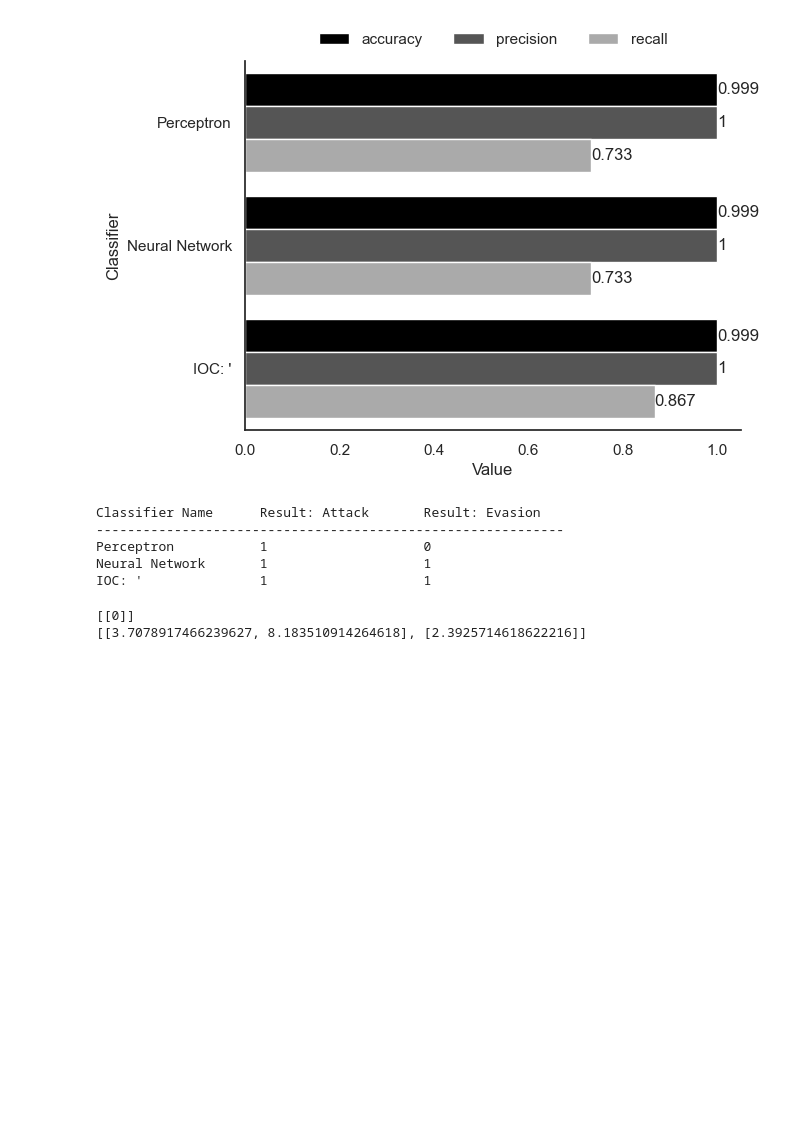
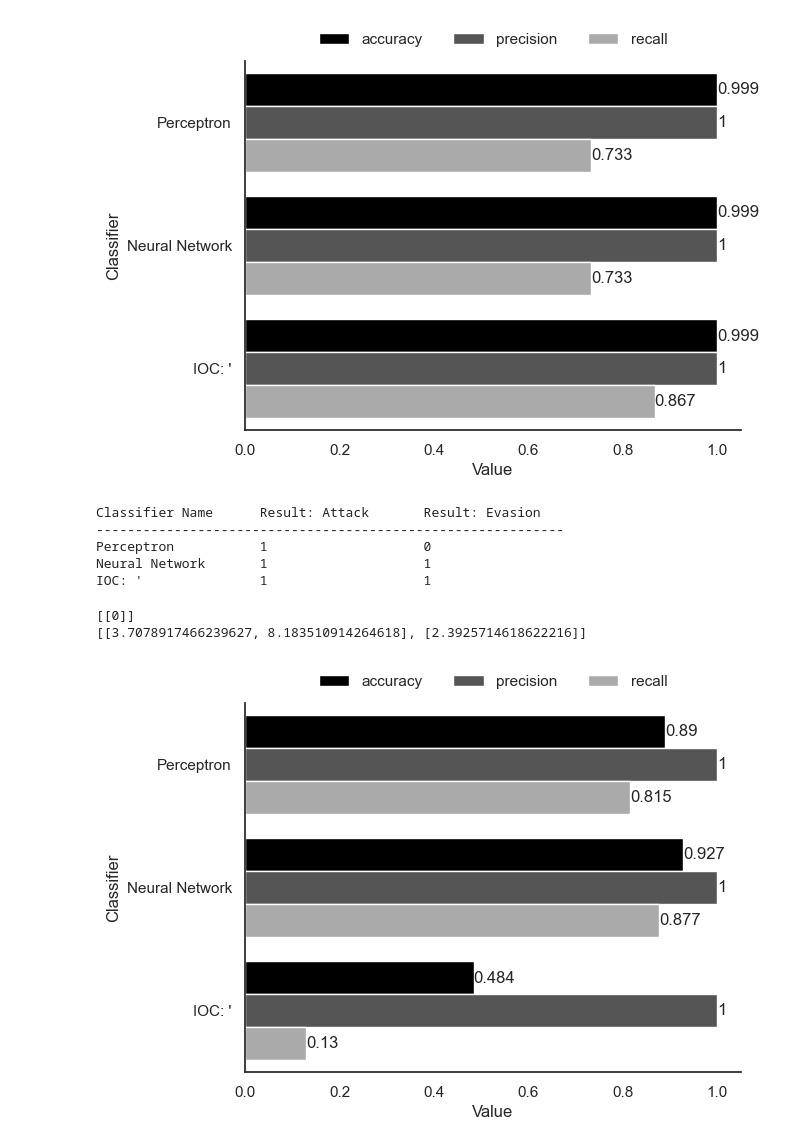
Before and after one commit to jdwhitaker/hybrid-vigor, a Jupyter notebook: main.ipynb, the cells around one changed output. Drawn from its saved outputs; the diff is of its cells as text; code cells hidden in the pictures; blank space fills up the shorter version.

Commit message:
hybrid

```diff
--- a/main.ipynb
+++ b/main.ipynb
@@ -175,6 +175,19 @@ def trace(classifier, input):
         intermediate_input = intermediate_output
     return outputs
 
+def create_hybrid_classifier(ioc, neural_network):
+    class classifier(BaseEstimator, ClassifierMixin):
+        def predict(self, X, y=None):
+            output = []
+            index = ord(ioc) - 0x20
+            for x in X:
+               if x[index]:
+                   output.append(1)
+               else:
+                   output.append(neural_network.predict([x])[0] )
+            return output
+    return classifier()
+
 try: os.mkdir('images/perceptron')
 except: pass
 try: os.mkdir('images/nn')
@@ -201,6 +214,23 @@ with open('data/quote/paths-malicious.txt', 'r') as f:
         y.append(1)
 
 X_train, X_test, y_train, y_test = train_test_split(X, y, test_size=0.33, random_state=1234)
+
+## Second dataset: no-quote SQLi
+
+no_quote_X = []
+no_quote_y = []
+
+with open('data/no-quote/paths-benign.txt', 'r') as f:
+    for path in f.readlines():
+        path = path.strip()
+        no_quote_X.append(path)
+        no_quote_y.append(0)
+
+with open('data/no-quote/paths-malicious.txt', 'r') as f:
+    for path in f.readlines():
+        path = path.strip()
+        no_quote_X.append(path)
+        no_quote_y.append(1)
 # %%
 # Train neural network models
 ## Perceptron
@@ -340,10 +370,13 @@ performance_barplot(
 # %% [markdown]
 ## Combined Analysis
 # %%
+hybrid_classifier = create_hybrid_classifier("'", nn_classifier)
+
 combined_classifiers =  {
     'Perceptron': perceptron_classifier,
     'Neural Network': nn_classifier,
-    "IOC: '": create_ioc_classifier("'")
+    "IOC: '": create_ioc_classifier("'"),
+    "Hybrid": hybrid_classifier
 }
 performance_barplot(
     combined_classifiers,
@@ -372,3 +405,13 @@ pprint.pprint(trace(nn_classifier, path_to_vector(attack+evasion)))
 # %% [output]
 [[0]]
 [[3.7078917466239627, 8.183510914264618], [2.3925714618622216]]
+# %%
+# Generalizeability on other kinds of sql vulnerabilities
+performance_barplot(
+    combined_classifiers,
+    no_quote_X,
+    no_quote_y,
+    'images/generalizeability-performance.png'
+)
+# %% [output]
+[figure, added]
```
Also changed, not shown: 6 other files.
